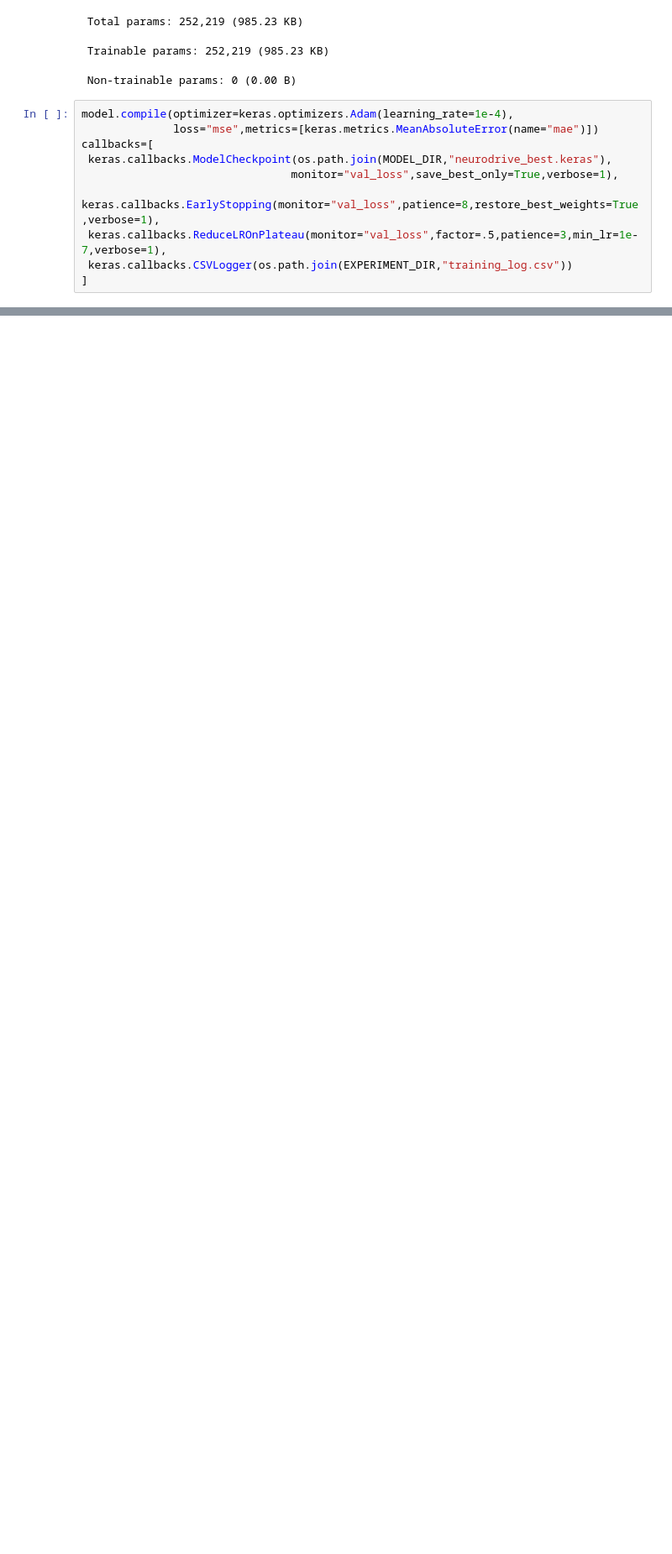
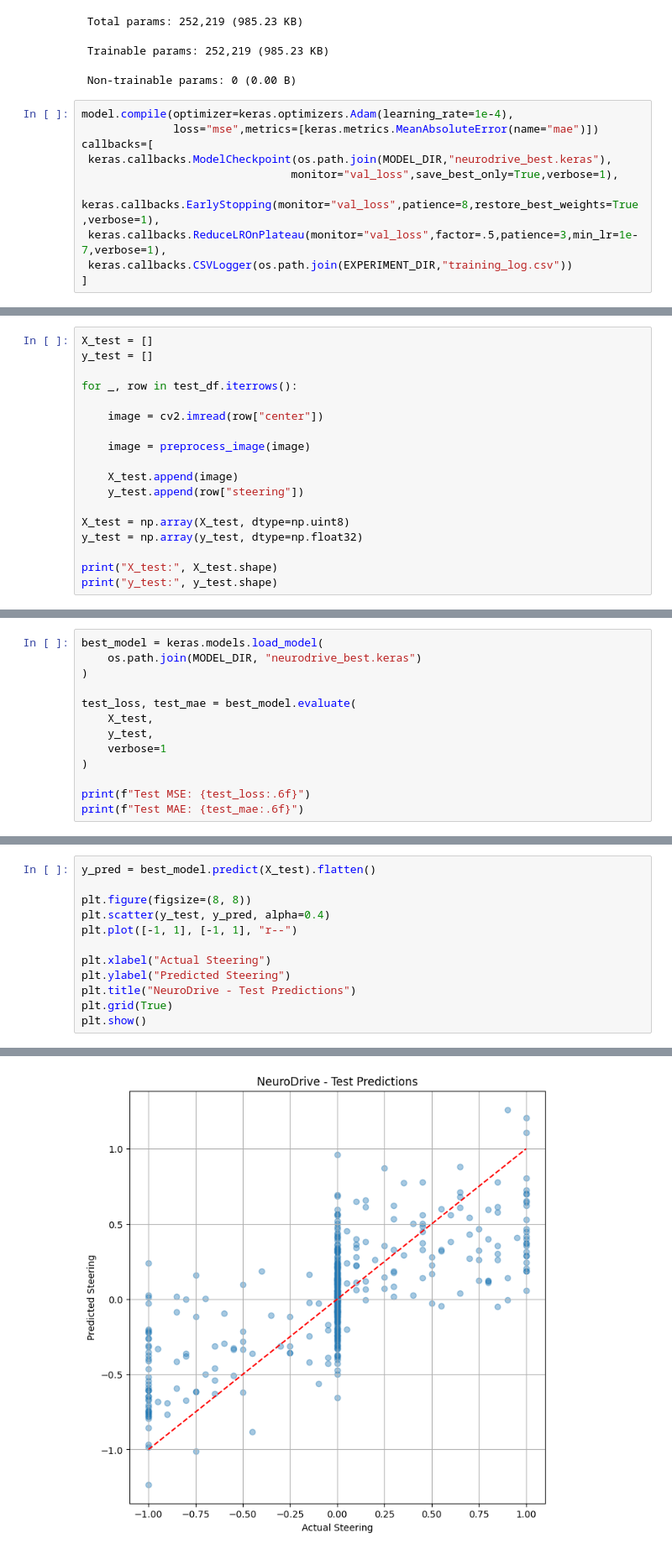
Before and after one commit to abdulraheem05/Neuro-Drive, a Jupyter notebook: notebooks/model_training.ipynb, the cells around one changed output, grey strips where cells are left out. Shown at 84% size. Cells and saved outputs as stored; diff of their text form; blank space fills up the shorter version.

Commit message:
Cmopleted first test evaluation

```diff
--- a/notebooks/model_training.ipynb
+++ b/notebooks/model_training.ipynb
@@ -161,0 +203,18 @@ Epoch 32/40
+# %%
+X_test = []
+y_test = []
+
+for _, row in test_df.iterrows():
+
+    image = cv2.imread(row["center"])
+
+    image = preprocess_image(image)
+
+    X_test.append(image)
+    y_test.append(row["steering"])
+
+X_test = np.array(X_test, dtype=np.uint8)
+y_test = np.array(y_test, dtype=np.float32)
+
+print("X_test:", X_test.shape)
+print("y_test:", y_test.shape)
@@ -161,0 +224,13 @@ Epoch 32/40
+# %%
+best_model = keras.models.load_model(
+    os.path.join(MODEL_DIR, "neurodrive_best.keras")
+)
+
+test_loss, test_mae = best_model.evaluate(
+    X_test,
+    y_test,
+    verbose=1
+)
+
+print(f"Test MSE: {test_loss:.6f}")
+print(f"Test MAE: {test_mae:.6f}")
@@ -161,0 +241,13 @@ Epoch 32/40
+# %%
+y_pred = best_model.predict(X_test).flatten()
+
+plt.figure(figsize=(8, 8))
+plt.scatter(y_test, y_pred, alpha=0.4)
+plt.plot([-1, 1], [-1, 1], "r--")
+
+plt.xlabel("Actual Steering")
+plt.ylabel("Predicted Steering")
+plt.title("NeuroDrive - Test Predictions")
+plt.grid(True)
+plt.show()
+# %% [output]
@@ -161,0 +255 @@ Epoch 32/40
+[figure, added]
```
Also changed, not shown: parts of 7 cells of this notebook.
